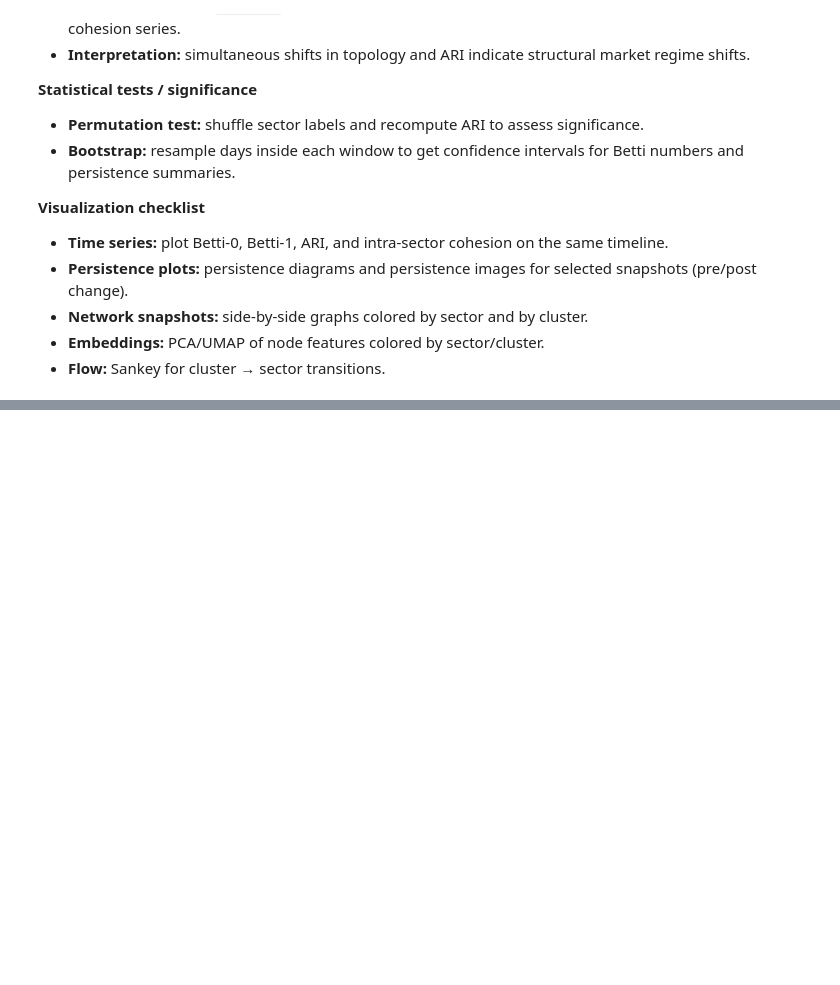
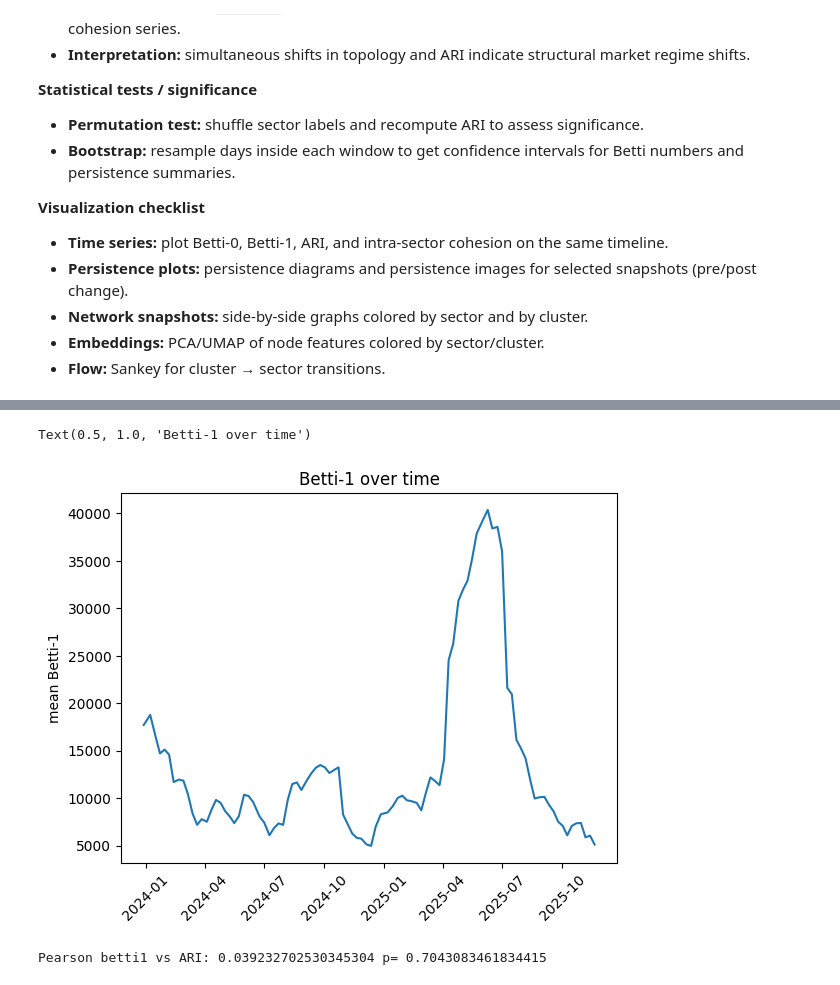
Before and after one commit to casslee1351/Finance-Projects, a Jupyter notebook: Graph-based Methods on Stock Returns.ipynb, the cells around one changed output, grey strips where cells are left out. Saved outputs shown, nothing was run; the diff lists cells and outputs as text; code cells hidden in the pictures; blank space fills up the shorter version.

Commit message:
adding betti numbers over time

```diff
--- a/Graph-based Methods on Stock Returns.ipynb
+++ b/Graph-based Methods on Stock Returns.ipynb
@@ -542,0 +613,18 @@ ho_{ij} + 1)/2$.
+# %%
+# 1) compute returns
+returns = compute_log_returns(prices)
+
+# 2) robustify (choose 'winsorize' or 'tukey' or None)
+returns_clean = robustify_returns(returns, method='tukey', tukey_k=1.5, drop_rows=False, demean=True)
+
+# 3) rolling correlation snapshots
+snapshots, snapshot_dates = rolling_corr_snapshots(returns_clean, window=60, step=5)
+
+# 4) transform the first snapshot to affinity and distance
+corr0 = snapshots[0]
+aff0 = corr_to_affinity(corr0, threshold=0.3)
+dist0 = corr_to_distance(corr0)
+
+# 5) quick checks (print basic summaries)
+print("snapshots:", len(snapshots), "last date:", snapshot_dates[-1])
+print("affinity shape:", aff0.shape, "distance shape:", dist0.shape)
@@ -542,0 +681,12 @@ ho_{ij} + 1)/2$.
+# %%
+plt.plot(snapshot_dates, betti1_ts.mean(axis=1))
+plt.xticks(rotation=45); plt.ylabel('mean Betti-1'); plt.title('Betti-1 over time')
+# %% [output]
+Text(0.5, 1.0, 'Betti-1 over time')
+[figure, added]
+# %%
+from scipy.stats import pearsonr
+corr, p = pearsonr(betti1_ts.mean(axis=1), ari_over_time)
+print('Pearson betti1 vs ARI:', corr, 'p=', p)
+# %% [output]
+Pearson betti1 vs ARI: 0.039232702530345304 p= 0.7043083461834415
```
Also changed, not shown: parts of 3 cells of this notebook.
